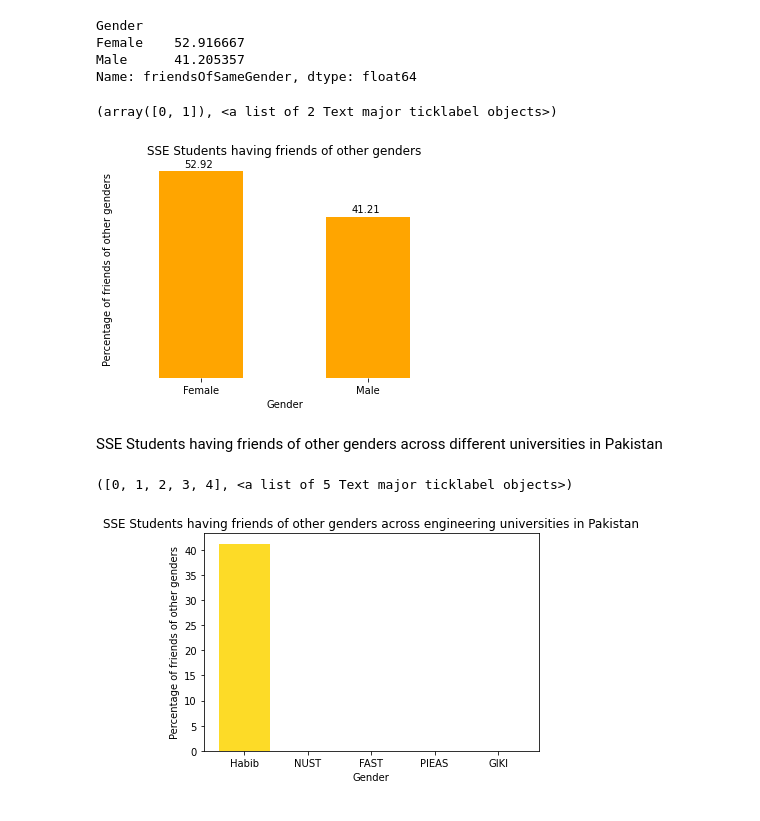
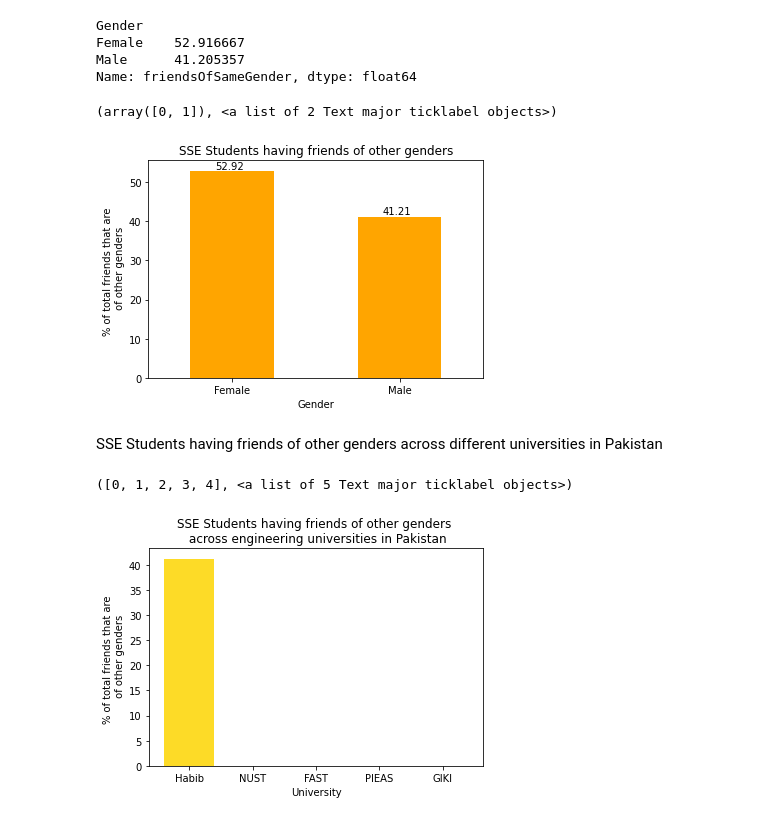
Before and after one commit to AliShujjat/NetworksReportAnalytics, a Jupyter notebook: NetworksReportAnalytics.ipynb, the cells around one changed output. Cells and saved outputs as stored; diff of their text form; code cells hidden in the pictures.

```diff
--- a/NetworksReportAnalytics.ipynb
+++ b/NetworksReportAnalytics.ipynb
@@ -247,23 +284,19 @@ Male      41.205357
 Name: friendsOfSameGender, dtype: float64
 # %%
 ax = CSEE.plot(kind='bar', color='orange')
-
-for spine in plt.gca().spines.values():
-    spine.set_visible(False)
-plt.yticks([])
 
 for p in ax.patches:
     width, height = p.get_width(), p.get_height()
     x, y = p.get_xy()
-    ax.annotate('{:.2f}'.format(height), (x + 0.15, y + height + 1))
+    ax.annotate('{:.2f}'.format(height), (x + 0.15, y + height + 0.5))
 
 plt.title('SSE Students having friends of other genders')
 plt.xlabel('Gender')
-plt.ylabel('Percentage of friends of other genders')
+plt.ylabel('% of total friends that are \n of other genders')
 plt.xticks(rotation=0)
 # %% [output]
 (array([0, 1]), <a list of 2 Text major ticklabel objects>)
-[figure, old version]
+[figure, new version]
 # %% [markdown]
 SSE Students having friends of other genders across different universities in Pakistan
 # %%
@@ -272,10 +305,10 @@ keys = dictionary. keys()
 values = dictionary. values()
 plt. bar(keys, values, color = '#FDDB27FF')
 
-plt.title('SSE Students having friends of other genders across engineering universities in Pakistan')
-plt.xlabel('Gender')
-plt.ylabel('Percentage of friends of other genders')
+plt.title('SSE Students having friends of other genders \n across engineering universities in Pakistan')
+plt.xlabel('University')
+plt.ylabel('% of total friends that are \n of other genders')
 plt.xticks(rotation=0)
 # %% [output]
 ([0, 1, 2, 3, 4], <a list of 5 Text major ticklabel objects>)
-[figure, old version]
+[figure, new version]
```
Also changed, not shown: parts of 8 cells of this notebook.
